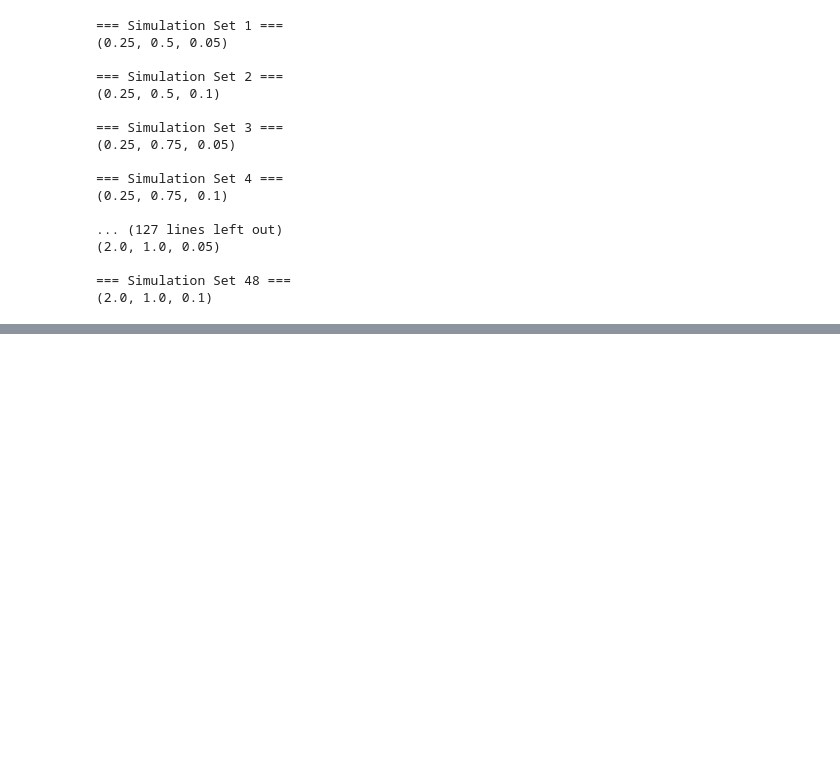
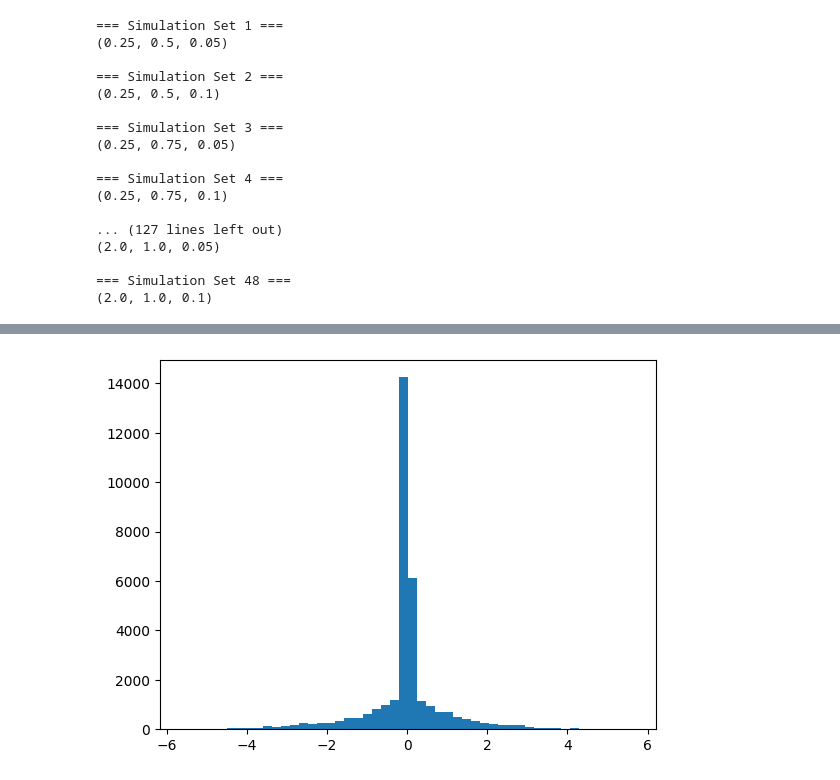
Before and after one commit to Primo909/BeamElastoDynamics, a Jupyter notebook: test.ipynb, the cells around one changed output, grey strips where cells are left out. Saved outputs shown, nothing was run; the diff lists cells and outputs as text; code cells hidden in the pictures; blank space fills up the shorter version.

```diff
--- a/test.ipynb
+++ b/test.ipynb
@@ -178,0 +352,6 @@ for idx, (initial_force, L, W) in enumerate(param_combinations):
+# %%
+a_unit = a / (np.linalg.norm(a, axis=1, keepdims=True) + 1e-8)
+a_new = a_unit * np.log(anorms + 1e-6).reshape(-1,1)
+_ = plt.hist(a_new.flatten(), bins=50)
+# %% [output]
+[figure, added]
```
Also changed, not shown: parts of 15 cells of this notebook, 4 other files.
